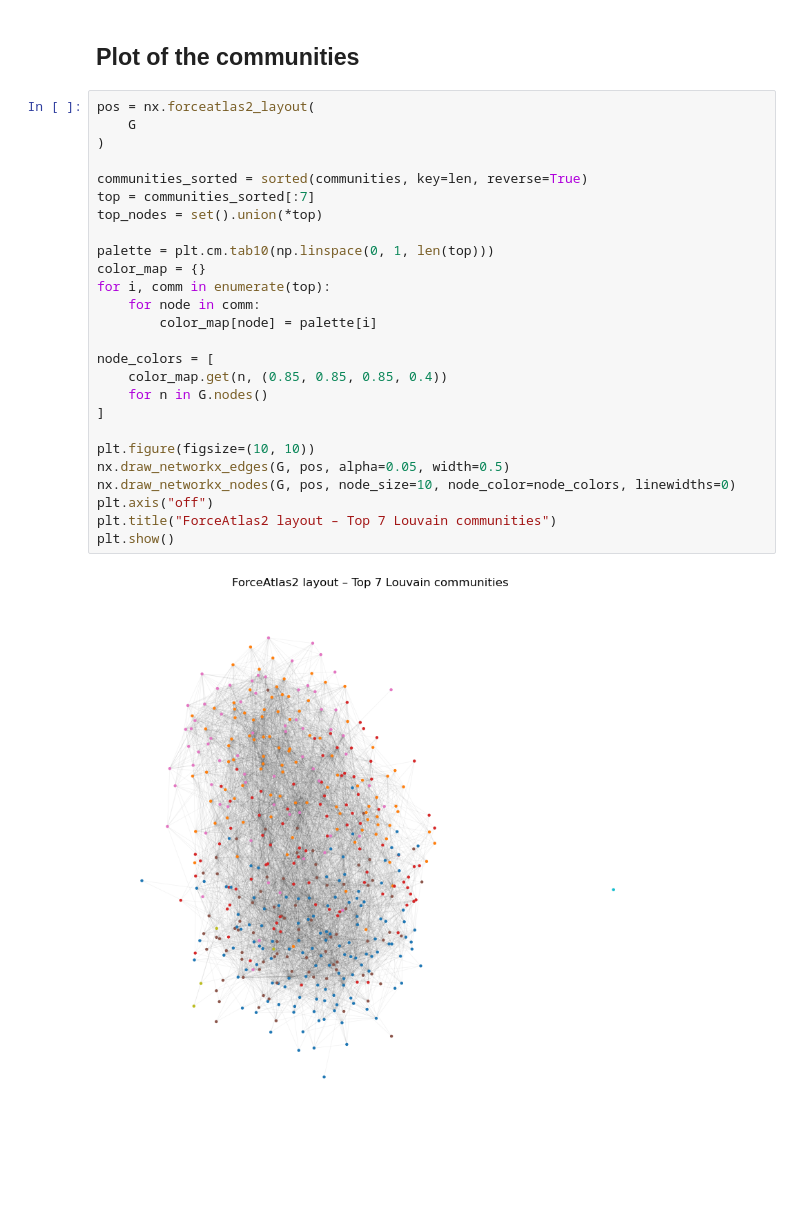
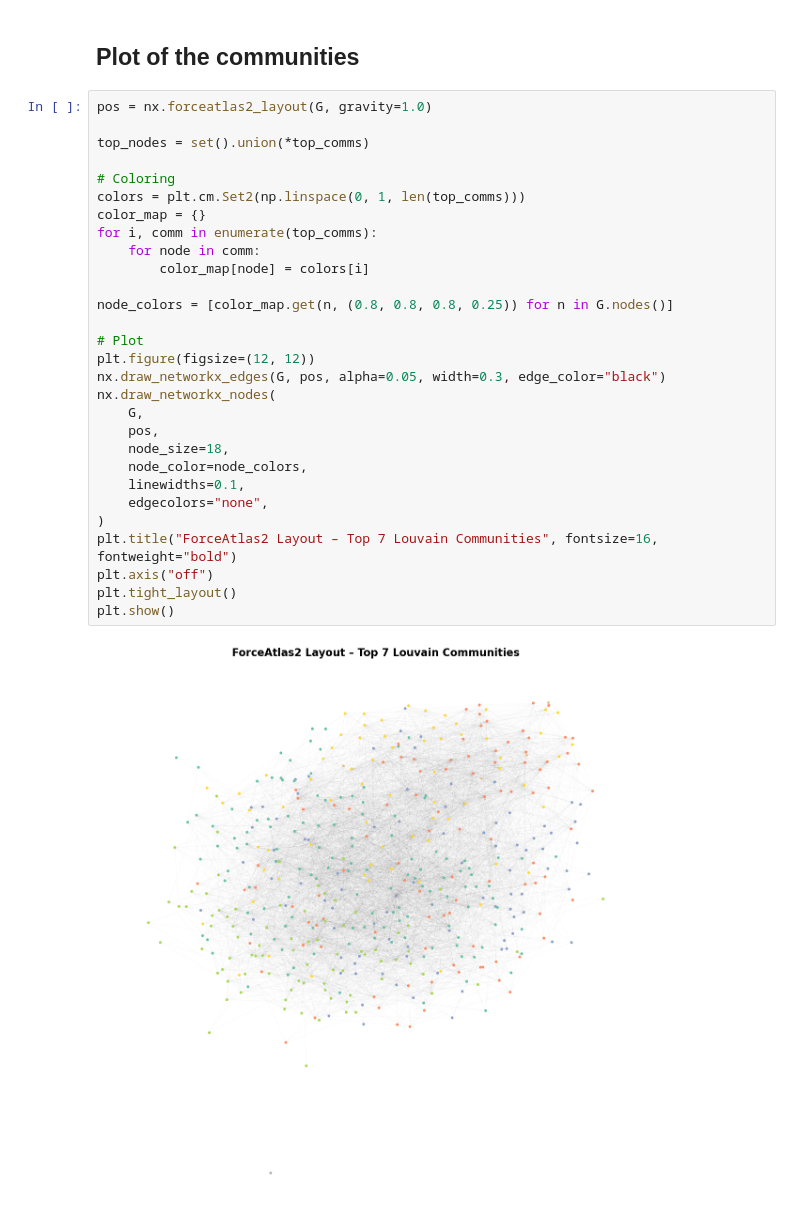
Before and after one commit to fridapfrandsen/SocialGraphsAssignment1, a Jupyter notebook: Part2.ipynb, the cells around one changed output. Drawn from its saved outputs; the diff is of its cells as text; blank space fills up the shorter version.

```diff
--- a/Part2.ipynb
+++ b/Part2.ipynb
@@ -205,30 +203,33 @@ The confusion matrix show us that the correlation between the communities and th
 # %% [markdown]
 ## Plot of the communities
 # %%
-pos = nx.forceatlas2_layout(
-    G
+pos = nx.forceatlas2_layout(G, gravity=1.0)
+
+top_nodes = set().union(*top_comms)
+
+# Coloring
+colors = plt.cm.Set2(np.linspace(0, 1, len(top_comms)))
+color_map = {}
+for i, comm in enumerate(top_comms):
+    for node in comm:
+        color_map[node] = colors[i]
+
+node_colors = [color_map.get(n, (0.8, 0.8, 0.8, 0.25)) for n in G.nodes()]
+
+# Plot
+plt.figure(figsize=(12, 12))
+nx.draw_networkx_edges(G, pos, alpha=0.05, width=0.3, edge_color="black")
+nx.draw_networkx_nodes(
+    G,
+    pos,
+    node_size=18,
+    node_color=node_colors,
+    linewidths=0.1,
+    edgecolors="none",
 )
-
-communities_sorted = sorted(communities, key=len, reverse=True)
-top = communities_sorted[:7]
-top_nodes = set().union(*top)
-
-palette = plt.cm.tab10(np.linspace(0, 1, len(top)))
-color_map = {}
-for i, comm in enumerate(top):
-    for node in comm:
-        color_map[node] = palette[i]
-
-node_colors = [
-    color_map.get(n, (0.85, 0.85, 0.85, 0.4))
-    for n in G.nodes()
-]
-
-plt.figure(figsize=(10, 10))
-nx.draw_networkx_edges(G, pos, alpha=0.05, width=0.5)
-nx.draw_networkx_nodes(G, pos, node_size=10, node_color=node_colors, linewidths=0)
+plt.title("ForceAtlas2 Layout – Top 7 Louvain Communities", fontsize=16, fontweight="bold")
 plt.axis("off")
-plt.title("ForceAtlas2 layout – Top 7 Louvain communities")
+plt.tight_layout()
 plt.show()
 # %% [output]
-[figure, old version]
+[figure, new version]
```
Also changed, not shown: parts of 3 cells of this notebook, 1 other file.
